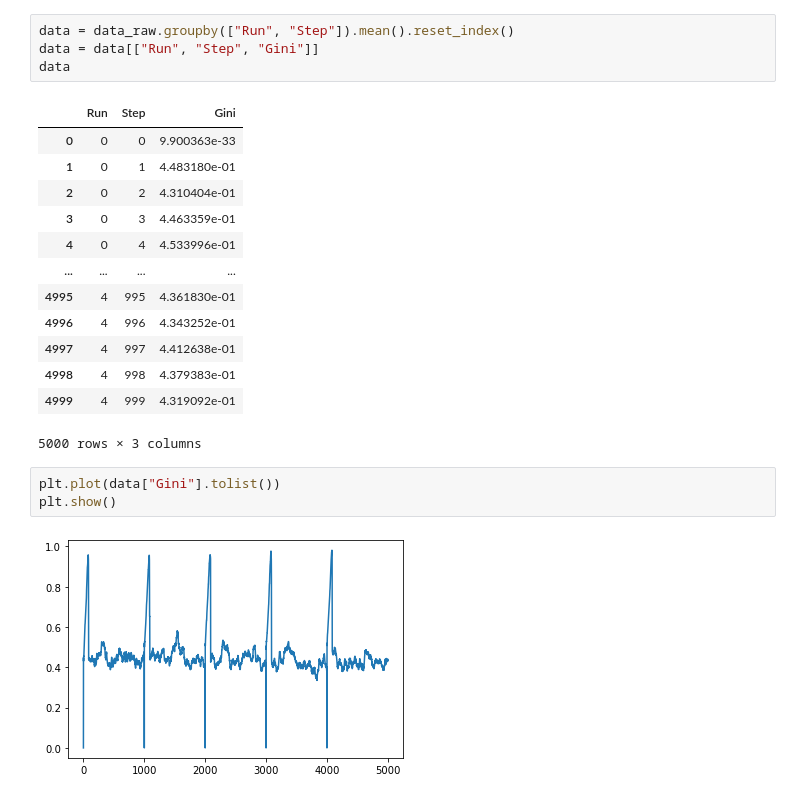
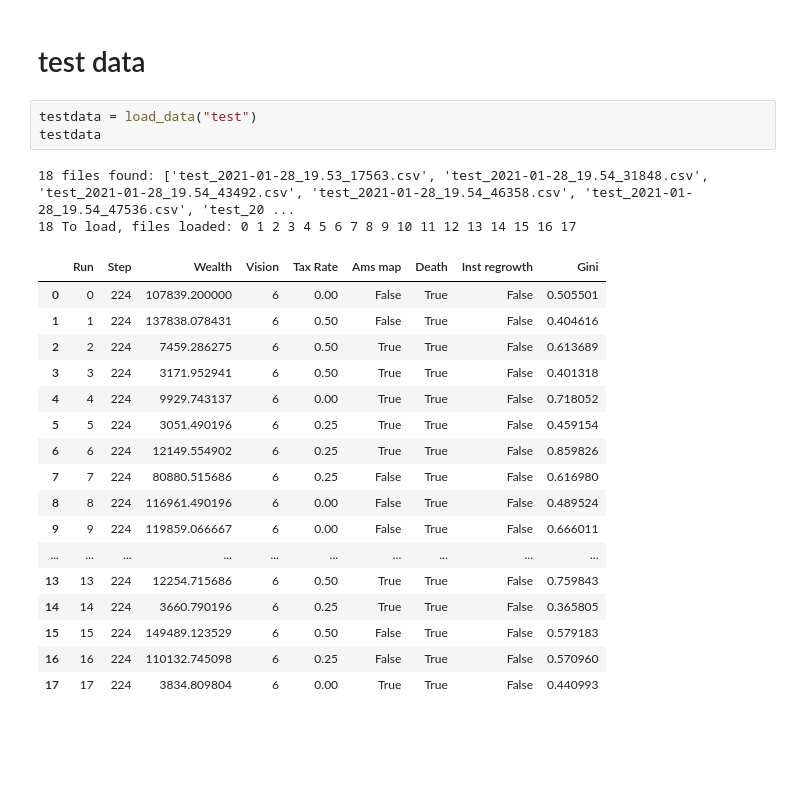
Before and after one commit to Ram0nB/ABM-2021, a Jupyter notebook: data_analysis.ipynb, the cells around one changed output. Cells and saved outputs as stored; diff of their text form; blank space fills up the shorter version.

Commit message:
data analysis file update + run experiments file

```diff
--- a/data_analysis.ipynb
+++ b/data_analysis.ipynb
@@ -47,23 +45,25 @@ data_raw
-# %%
-data = data_raw.groupby(["Run", "Step"]).mean().reset_index()
-data = data[["Run", "Step", "Gini"]]
-data
-# %% [output]
-|  | Run | Step | Gini |
-| 0 | 0 | 0 | 9.900363e-33 |
-| 1 | 0 | 1 | 4.483180e-01 |
-| 2 | 0 | 2 | 4.310404e-01 |
-| 3 | 0 | 3 | 4.463359e-01 |
-| 4 | 0 | 4 | 4.533996e-01 |
-| ... | ... | ... | ... |
-| 4995 | 4 | 995 | 4.361830e-01 |
-| 4996 | 4 | 996 | 4.343252e-01 |
-| 4997 | 4 | 997 | 4.412638e-01 |
-| 4998 | 4 | 998 | 4.379383e-01 |
-| 4999 | 4 | 999 | 4.319092e-01 |
-5000 rows × 3 columns
-# %%
-plt.plot(data["Gini"].tolist())
-plt.show()
-# %% [output]
-[figure, removed]
+# %% [markdown]
+# test data
+# %%
+testdata = load_data("test")
+testdata
+# %% [output]
+18 files found: ['test_2021-01-28_19.53_17563.csv', 'test_2021-01-28_19.54_31848.csv', 'test_2021-01-28_19.54_43492.csv', 'test_2021-01-28_19.54_46358.csv', 'test_2021-01-28_19.54_47536.csv', 'test_20 ...
+18 To load, files loaded: 0 1 2 3 4 5 6 7 8 9 10 11 12 13 14 15 16 17
+|  | Run | Step | Wealth | Vision | Tax Rate | Ams map | Death | Inst regrowth | Gini |
+| 0 | 0 | 224 | 107839.200000 | 6 | 0.00 | False | True | False | 0.505501 |
+| 1 | 1 | 224 | 137838.078431 | 6 | 0.50 | False | True | False | 0.404616 |
+| 2 | 2 | 224 | 7459.286275 | 6 | 0.50 | True | True | False | 0.613689 |
+| 3 | 3 | 224 | 3171.952941 | 6 | 0.50 | True | True | False | 0.401318 |
+| 4 | 4 | 224 | 9929.743137 | 6 | 0.00 | True | True | False | 0.718052 |
+| 5 | 5 | 224 | 3051.490196 | 6 | 0.25 | True | True | False | 0.459154 |
+| 6 | 6 | 224 | 12149.554902 | 6 | 0.25 | True | True | False | 0.859826 |
+| 7 | 7 | 224 | 80880.515686 | 6 | 0.25 | False | True | False | 0.616980 |
+| 8 | 8 | 224 | 116961.490196 | 6 | 0.00 | False | True | False | 0.489524 |
+| 9 | 9 | 224 | 119859.066667 | 6 | 0.00 | False | True | False | 0.666011 |
+| ... | ... | ... | ... | ... | ... | ... | ... | ... | ... |
+| 13 | 13 | 224 | 12254.715686 | 6 | 0.50 | True | True | False | 0.759843 |
+| 14 | 14 | 224 | 3660.790196 | 6 | 0.25 | True | True | False | 0.365805 |
+| 15 | 15 | 224 | 149489.123529 | 6 | 0.50 | False | True | False | 0.579183 |
+| 16 | 16 | 224 | 110132.745098 | 6 | 0.25 | False | True | False | 0.570960 |
+| 17 | 17 | 224 | 3834.809804 | 6 | 0.00 | True | True | False | 0.440993 |
```
Also changed, not shown: parts of 12 cells of this notebook, 2 other files.
